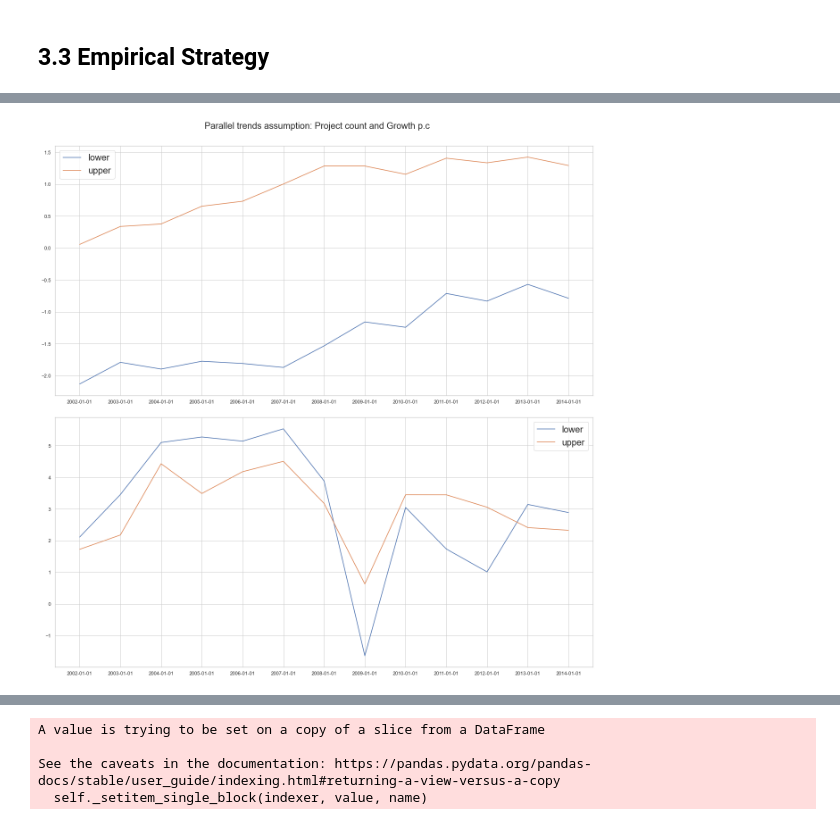
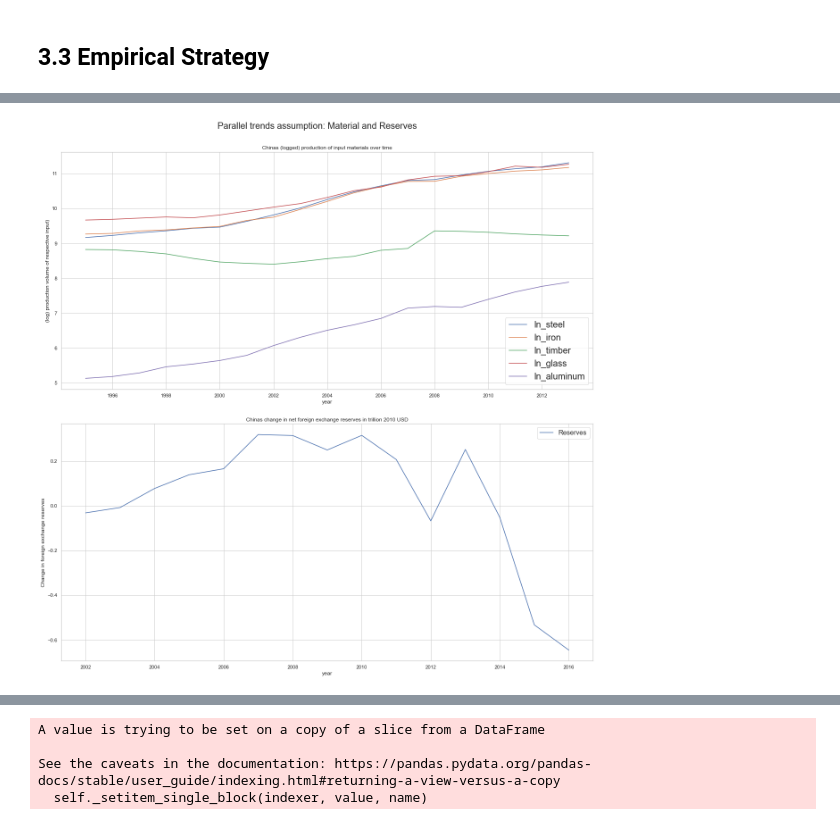
Before and after one commit to JonathanWillnow/ose-data-science-course-project-JonathanWillnow, a Jupyter notebook: JonathanWillnowOSE.ipynb, the cells around one changed output, grey strips where cells are left out. Drawn from its saved outputs; the diff is of its cells as text; code cells hidden in the pictures.

```diff
--- a/JonathanWillnowOSE.ipynb
+++ b/JonathanWillnowOSE.ipynb
@@ -742,17 +830,25 @@ for year in years:
 # %%
 sns.set_theme(style="whitegrid")
 fig, axes = plt.pyplot.subplots(2,1, figsize=(18, 18))
 
 plt.pyplot.subplot(211)
-fig.suptitle("Parallel trends assumption: Project count and Growth p.c", fontsize = 20)
-ax = plt.pyplot.plot("year", "lower_probOFn", data = results_df, label = "lower")
-ax = plt.pyplot.plot("year",  "upper_probOFn", data = results_df, label = "upper")
+fig.suptitle("Parallel trends assumption: Material and Reserves", fontsize = 20)
+
+for plots in ["ln_steel", "ln_iron", "ln_timber", "ln_glass", "ln_aluminum"]:
+    ax = sns.lineplot(x = "year", y = plots, data = input_data, label = plots)
+
+ax.set_ylabel("(log) production volume of respective input)")
+ax.set_title("Chinas (logged) production of input materials over time");
 plt.pyplot.legend(fontsize = 20)
 
+
+data_mod = data4[(data4.year >= "2002-01-01") & (data4.countryname == "Angola")]
 plt.pyplot.subplot(212)
-ax2 = plt.pyplot.plot("year", "lower_probGrowthpc", data = results_df, label = "lower")
-ax2 = plt.pyplot.plot("year", "upper_probGrowthpc", data = results_df, label = "upper")
-plt.pyplot.legend(fontsize=20)
+ax2 = sns.lineplot(x = "year", y = "det_reservesCHN_con", data = data_mod, label = "Reserves")
+ax2.set_ylabel("Change in foreign exchange reserves")
+ax2.set_title("Chinas change in net foreign exchange reserves in trillion 2010 USD")
+
+plt.pyplot.legend(fontsize=15)
 plt.pyplot.tight_layout(pad=2.5);
 # %% [output]
-[figure, old version]
+[figure, new version]
```
Also changed, not shown: parts of 25 cells of this notebook.
